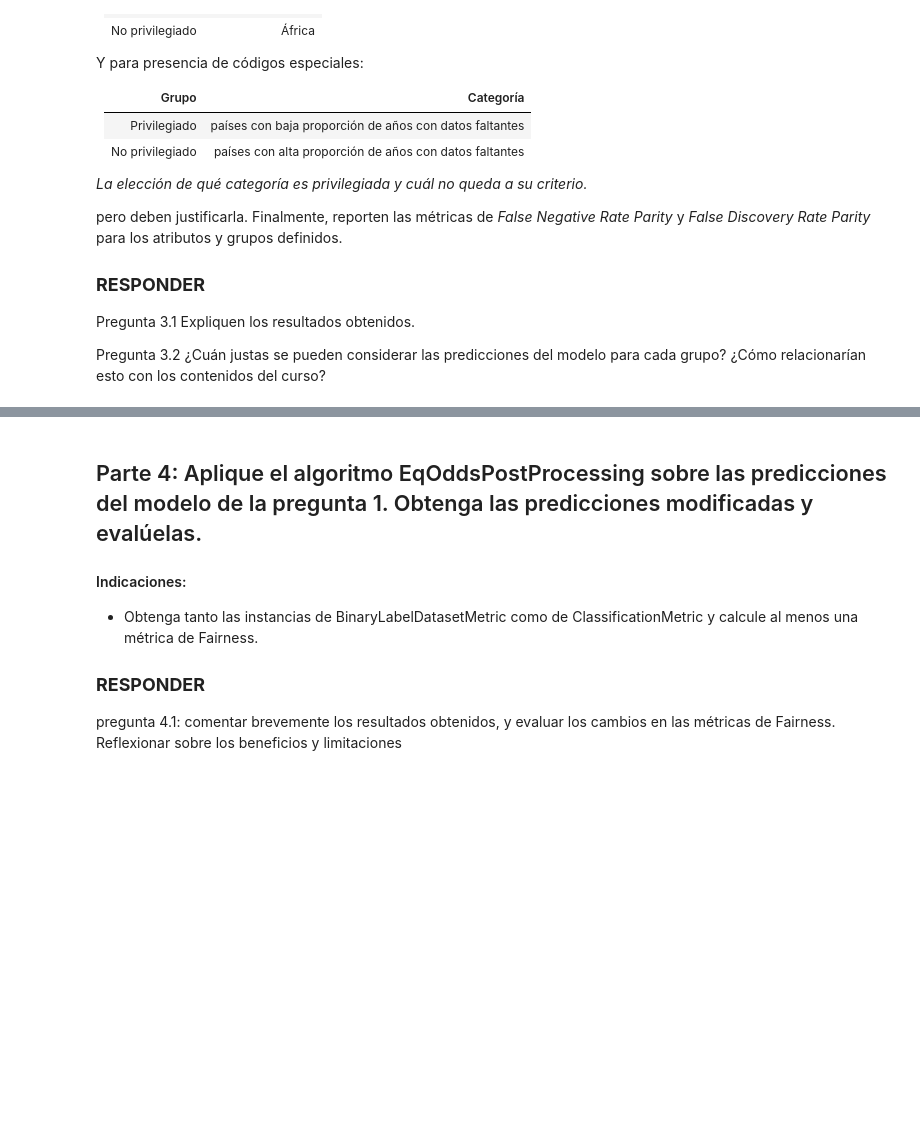
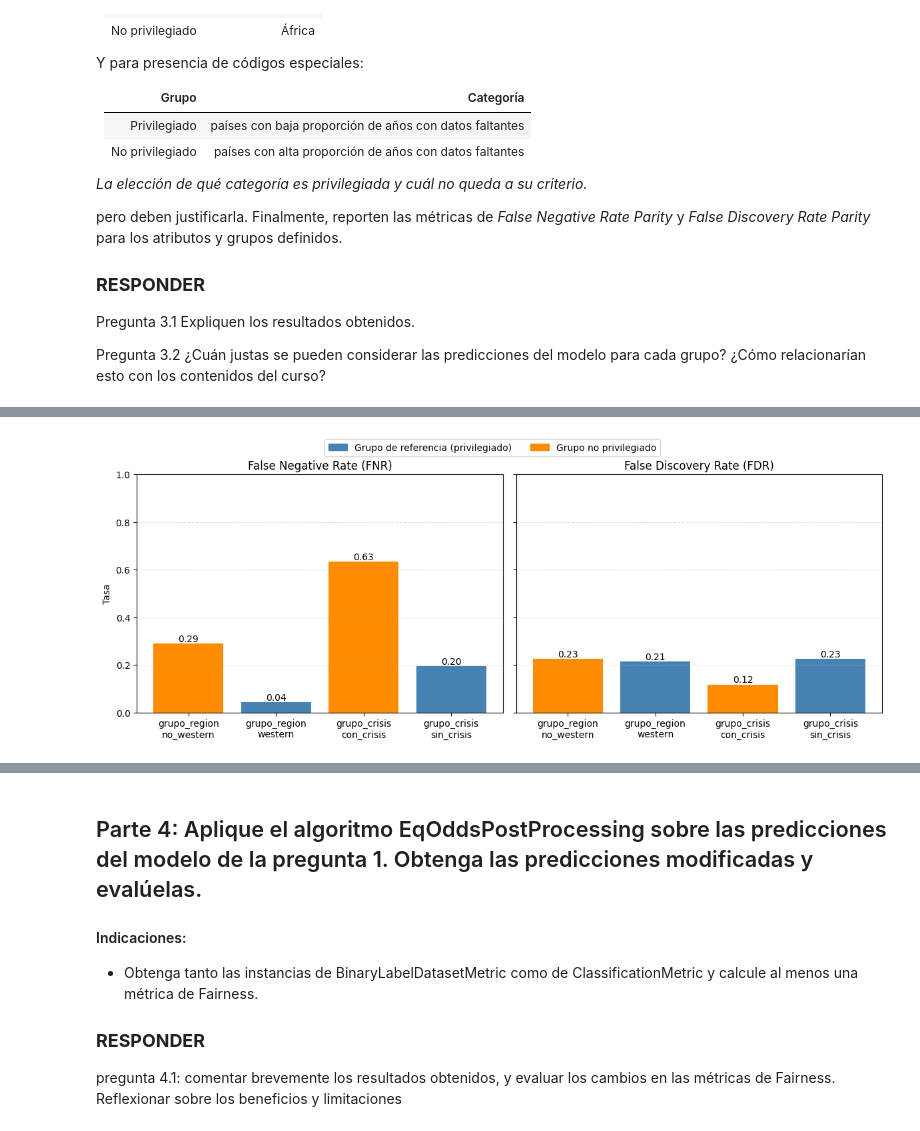
Before and after one commit to vichoe/taller-etica, a Jupyter notebook: Taller_sumativo_CIRI.ipynb, the cells around one changed output, grey strips where cells are left out. Cells and saved outputs as stored; diff of their text form; code cells hidden in the pictures; blank space fills up the shorter version.

```diff
--- a/Taller_sumativo_CIRI.ipynb
+++ b/Taller_sumativo_CIRI.ipynb
@@ -892,3 +906,0 @@ Primero que nada, hay que definir cuales serán nuestros grupos Privilegiados y
-# %%
-western = ["Europe", "North America", "Oceania"]
-df_modelo["grupo_region"] = np.where(df_modelo["UN Region"].isin(western), "western", "no_western")
@@ -923,0 +1082,16 @@ western         2  0.030769
+# %%
+#tabla de test con las predicciones y los atributos sensibles
+test = df_modelo.loc[X_test.index].copy()
+test["score"] = pred_test #Aequitas llama "score" a la prediccion binaria
+test["label_value"] = y_test.values #y "label_value" al valor real
+
+#cuantos casos hay en cada grupo y cual es su tasa real y predicha de respeto pleno
+for atributo in ["grupo_region", "grupo_crisis"]:
+    resumen = test.groupby(atributo).agg(
+        n_casos=("label_value", "size"),
+        pct_respeto_pleno_real=("label_value", "mean"),
+        pct_respeto_pleno_predicho=("score", "mean"),
+    )
+    resumen[["pct_respeto_pleno_real", "pct_respeto_pleno_predicho"]] *= 100
+    print(f"\n--- {atributo} ---")
+    print(resumen.round(1).to_string())
@@ -923,0 +1141,26 @@ western         2  0.030769
+# %%
+#se lo pedi a claude directamente
+# Gráfico de FNR y FDR por grupo
+fig, ejes = plt.subplots(1, 2, figsize=(12, 4.5), sharey=True)
+
+for eje, metrica, titulo in zip(ejes, ["fnr", "fdr"],
+                                ["False Negative Rate (FNR)", "False Discovery Rate (FDR)"]):
+    datos = fdf[["attribute_name", "attribute_value", metrica]].copy()
+    colores = ["steelblue" if v in grupos_referencia.values() else "darkorange"
+               for v in datos["attribute_value"]]
+    barras = eje.bar(datos["attribute_name"] + "\n" + datos["attribute_value"],
+                     datos[metrica], color=colores)
+    eje.bar_label(barras, fmt="%.2f")
+    eje.set_title(titulo)
+    eje.set_ylim(0, 1)
+    eje.grid(axis="y", linestyle="--", alpha=0.4)
+
+ejes[0].set_ylabel("Tasa")
+fig.legend(handles=[plt.Rectangle((0, 0), 1, 1, color="steelblue"),
+                    plt.Rectangle((0, 0), 1, 1, color="darkorange")],
+           labels=["Grupo de referencia (privilegiado)", "Grupo no privilegiado"],
+           loc="upper center", ncol=2, bbox_to_anchor=(0.5, 1.05))
+plt.tight_layout()
+plt.show()
+# %% [output]
+[figure, added]
```
Also changed, not shown: parts of 21 cells of this notebook.
